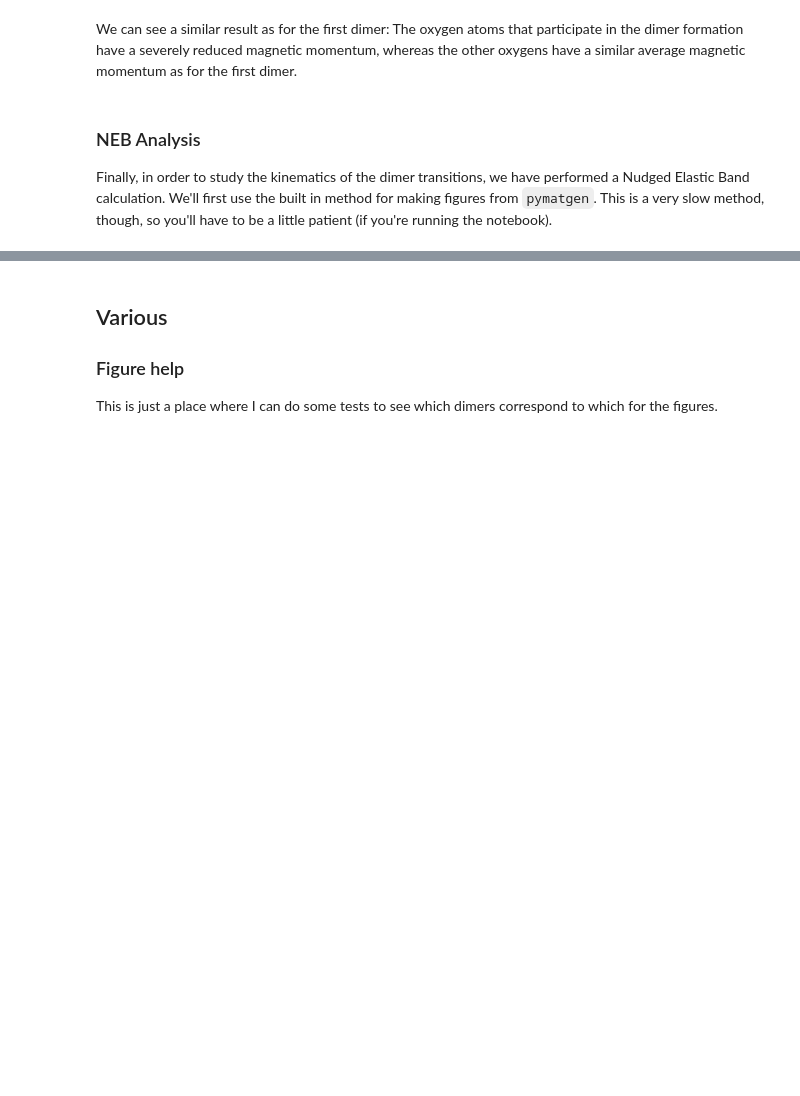
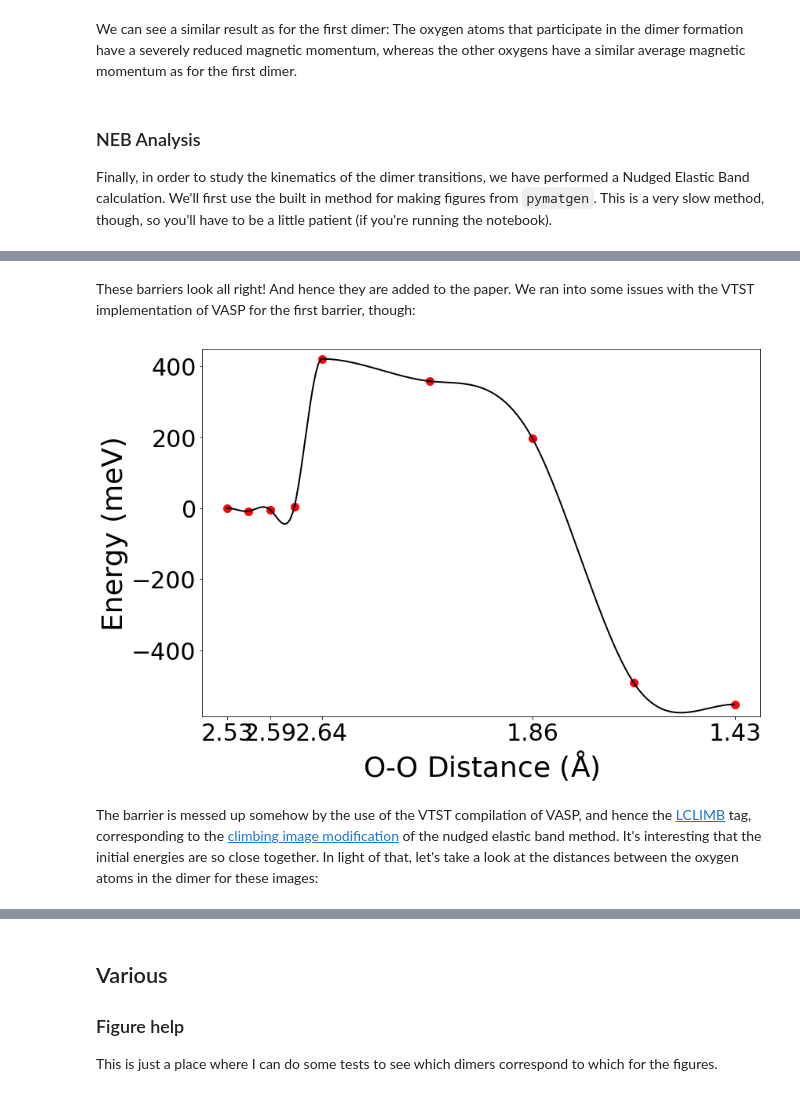
Before and after one commit to CaptainDasheng/jupyter, a Jupyter notebook: dimer_analysis/dimer_analysis.ipynb, the cells around one changed output, grey strips where cells are left out. Drawn from its saved outputs; the diff is of its cells as text; code cells hidden in the pictures; blank space fills up the shorter version.

```diff
--- a/dimer_analysis/dimer_analysis.ipynb
+++ b/dimer_analysis/dimer_analysis.ipynb
@@ -365,0 +394,12 @@ Finally, in order to study the kinematics of the dimer transitions, we have perf
+# %% [markdown]
+These barriers look all right! And hence they are added to the paper. We ran into some issues with the VTST implementation of VASP for the first barrier, though:
+# %%
+neb_80_49 = pb.DimerNEBAnalysis.from_file(
+    os.path.join(pybat_data_dir, "Li2MnO3/0.5/o1-1a/2x2x2/dftu_dimers/dimer_80_49_vtst/neb_data.json")
+)
+neb_80_49.setup_spline({"saddle_point": "zero_slope"})
+neb_80_49.get_plot(label_barrier=False).show()
+# %% [output]
+[figure, added]
+# %% [markdown]
+The barrier is messed up somehow by the use of the VTST compilation of VASP, and hence the [LCLIMB](http://theory.cm.utexas.edu/vasp/neb.html#neb) tag, corresponding to the [climbing image modification](https://aip.scitation.org/doi/10.1063/1.1329672) of the nudged elastic band method. It's interesting that the initial energies are so close together. In light of that, let's take a look at the distances between the oxygen atoms in the dimer for these images:
```
Also changed, not shown: parts of 16 cells of this notebook.
